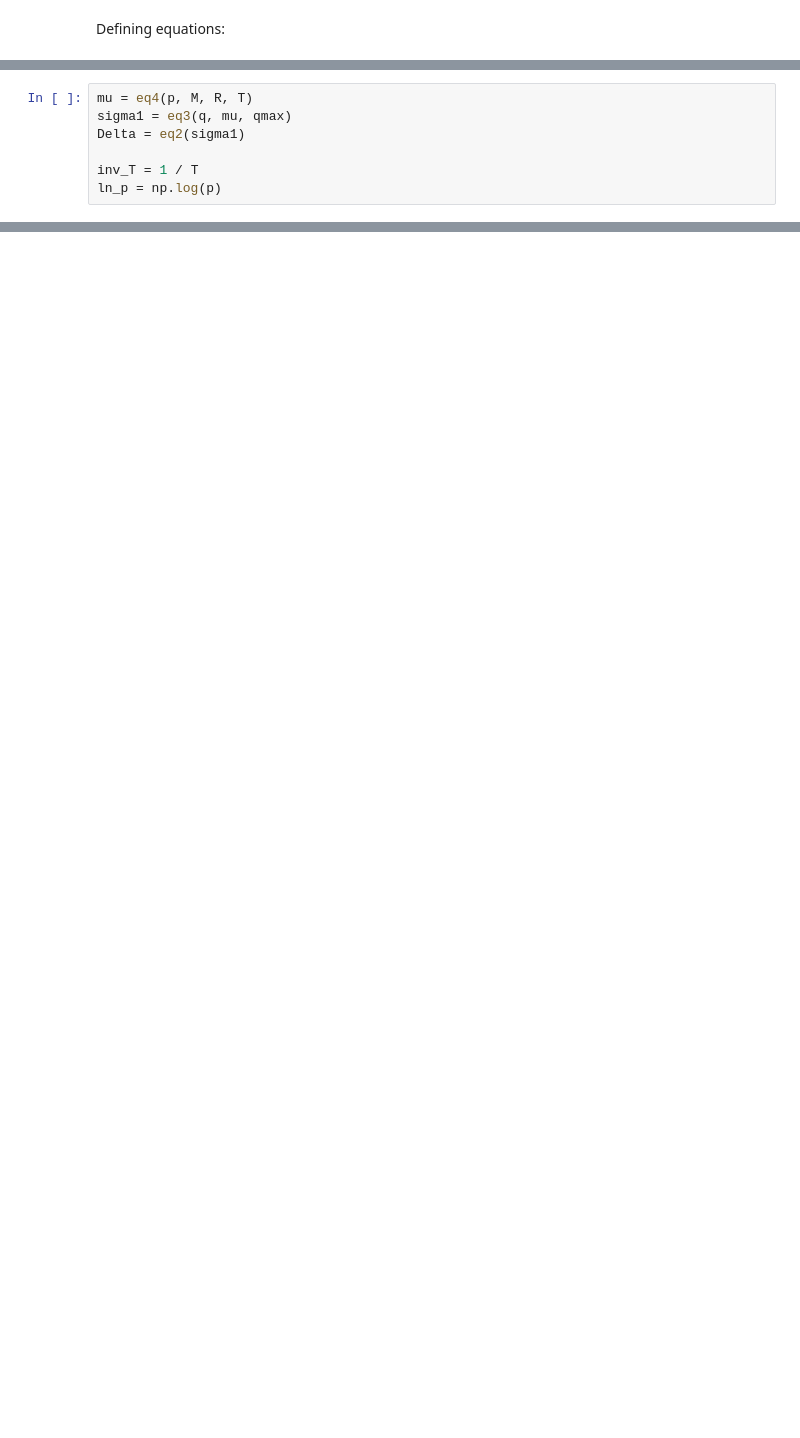
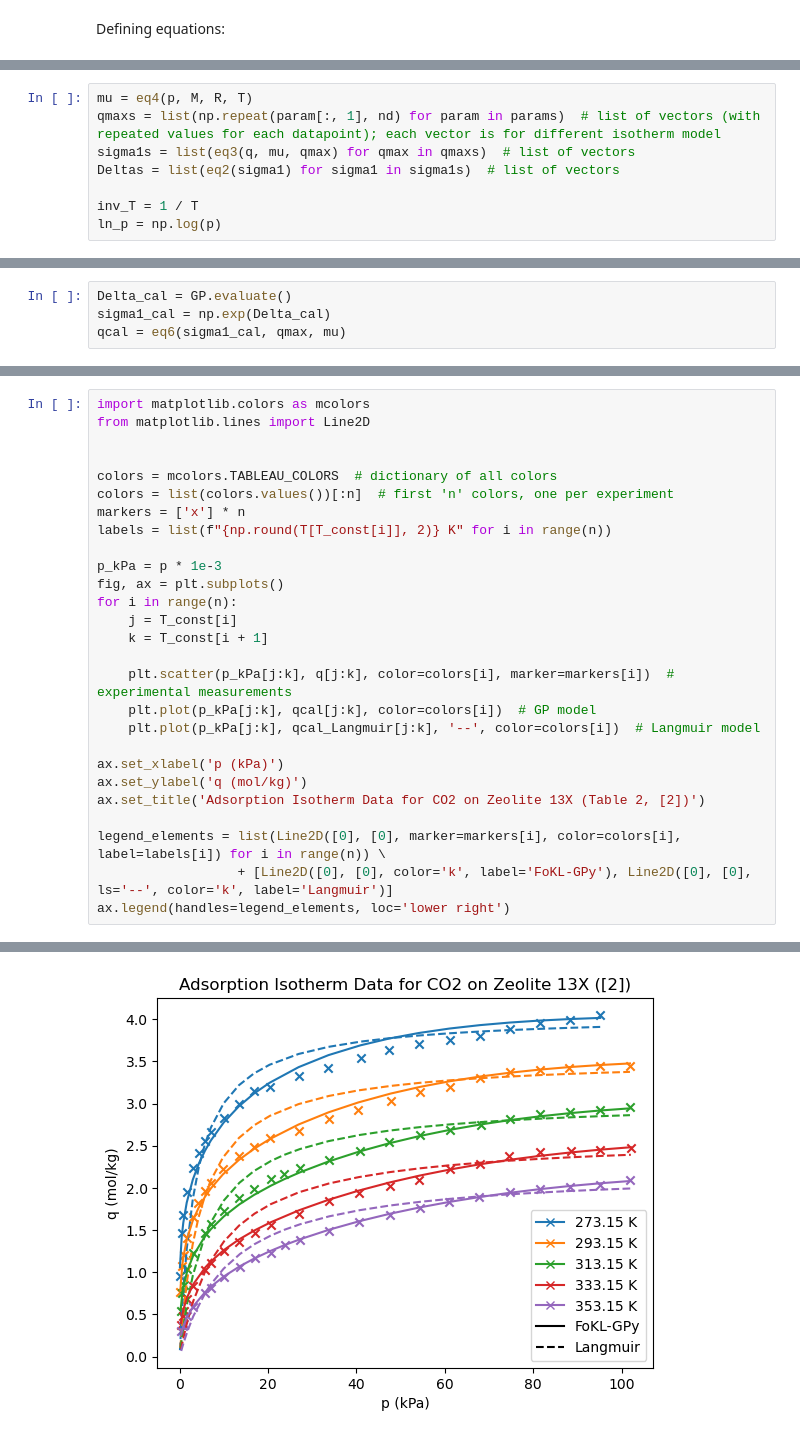
Before and after one commit to jakekrell/FoKL-GPy, a Jupyter notebook: docs/_dev/langmuir_isotherm/T_p.ipynb, the cells around one changed output, grey strips where cells are left out. Drawn from its saved outputs; the diff is of its cells as text; blank space fills up the shorter version.

Commit message:
isotherm_T dev - visualization validates (T, p)

```diff
--- a/docs/_dev/langmuir_isotherm/T_p.ipynb
+++ b/docs/_dev/langmuir_isotherm/T_p.ipynb
@@ -93,7 +132,0 @@ Calculating the training data $\{\Delta\ |\ T^{-1},\ \ln(p)\}$:
-# %%
-mu = eq4(p, M, R, T)
-sigma1 = eq3(q, mu, qmax)
-Delta = eq2(sigma1)
-
-inv_T = 1 / T
-ln_p = np.log(p)
@@ -131,0 +133,8 @@ NEW DATASET TO USE SO THAT MULTIPLE TEMPS ARE AVAILABLE:
+# %%
+mu = eq4(p, M, R, T)
+qmaxs = list(np.repeat(param[:, 1], nd) for param in params)  # list of vectors (with repeated values for each datapoint); each vector is for different isotherm model
+sigma1s = list(eq3(q, mu, qmax) for qmax in qmaxs)  # list of vectors
+Deltas = list(eq2(sigma1) for sigma1 in sigma1s)  # list of vectors
+
+inv_T = 1 / T
+ln_p = np.log(p)
@@ -131,0 +209,4 @@ NEW DATASET TO USE SO THAT MULTIPLE TEMPS ARE AVAILABLE:
+# %%
+Delta_cal = GP.evaluate()
+sigma1_cal = np.exp(Delta_cal)
+qcal = eq6(sigma1_cal, qmax, mu)
@@ -131,0 +215,28 @@ NEW DATASET TO USE SO THAT MULTIPLE TEMPS ARE AVAILABLE:
+# %%
+import matplotlib.colors as mcolors
+from matplotlib.lines import Line2D
+
+
+colors = mcolors.TABLEAU_COLORS  # dictionary of all colors
+colors = list(colors.values())[:n]  # first 'n' colors, one per experiment
+markers = ['x'] * n
+labels = list(f"{np.round(T[T_const[i]], 2)} K" for i in range(n))
+
+p_kPa = p * 1e-3
+fig, ax = plt.subplots()
+for i in range(n):
+    j = T_const[i]
+    k = T_const[i + 1]
+
+    plt.scatter(p_kPa[j:k], q[j:k], color=colors[i], marker=markers[i])  # experimental measurements
+    plt.plot(p_kPa[j:k], qcal[j:k], color=colors[i])  # GP model
+    plt.plot(p_kPa[j:k], qcal_Langmuir[j:k], '--', color=colors[i])  # Langmuir model
+
+ax.set_xlabel('p (kPa)')
+ax.set_ylabel('q (mol/kg)')
+ax.set_title('Adsorption Isotherm Data for CO2 on Zeolite 13X (Table 2, [2])')
+
+legend_elements = list(Line2D([0], [0], marker=markers[i], color=colors[i], label=labels[i]) for i in range(n)) \
+                  + [Line2D([0], [0], color='k', label='FoKL-GPy'), Line2D([0], [0], ls='--', color='k', label='Langmuir')]
+ax.legend(handles=legend_elements, loc='lower right')
+# %% [output]
@@ -131,0 +244 @@ NEW DATASET TO USE SO THAT MULTIPLE TEMPS ARE AVAILABLE:
+[figure, added]
```
Also changed, not shown: parts of 23 cells of this notebook, 4 other files.
